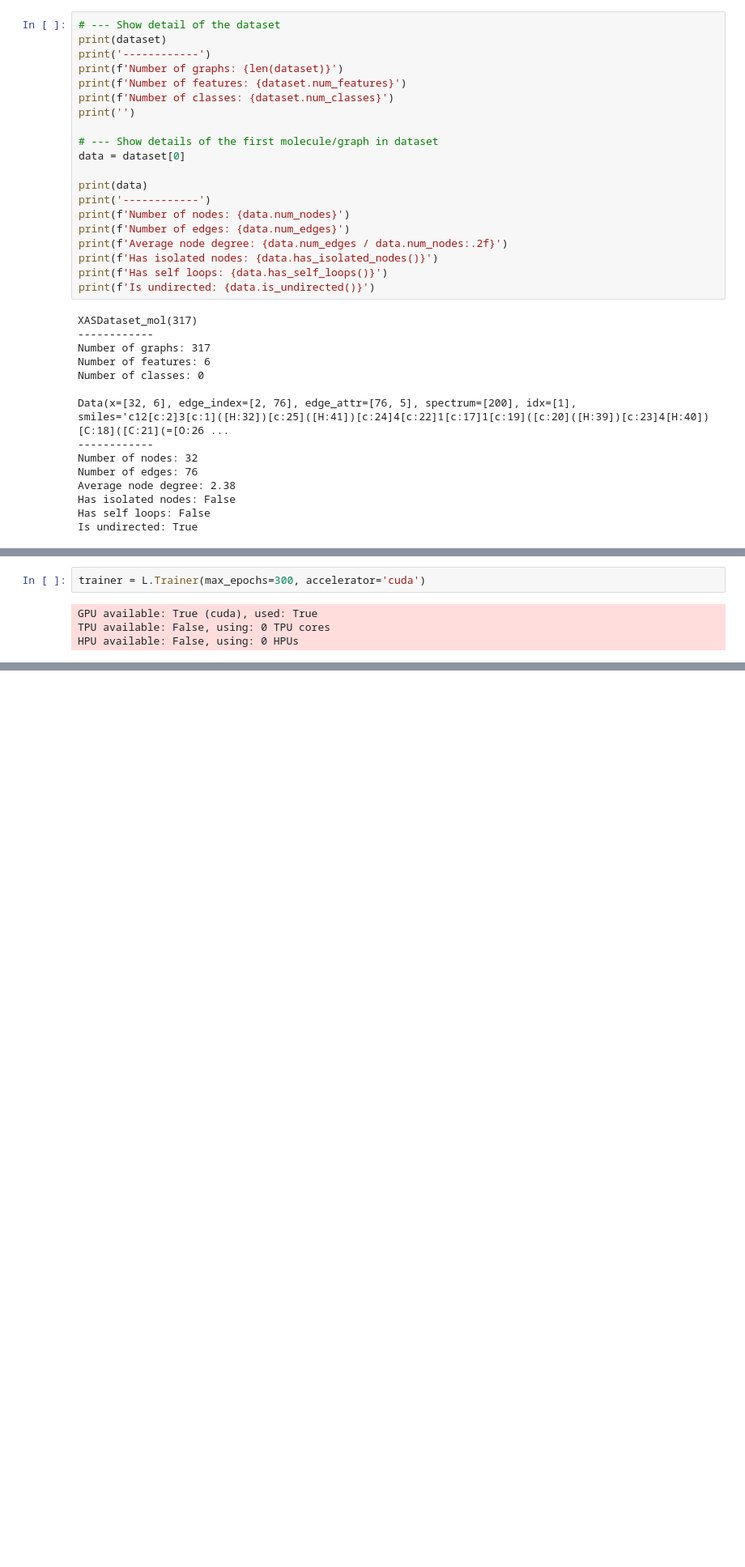
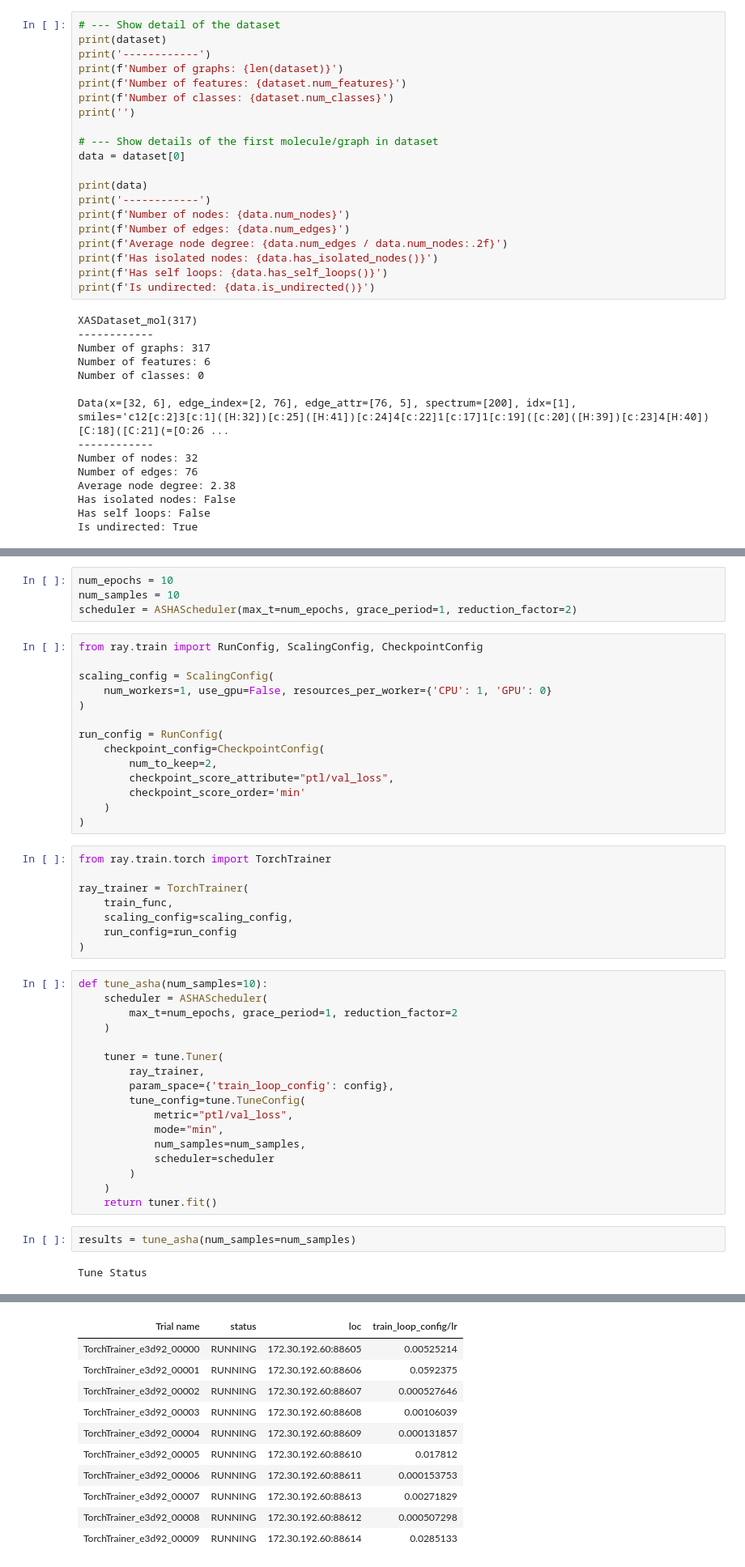
Before and after one commit to sam-j-hall/GNN-XAS-GO, a Jupyter notebook: lightning/train.ipynb, the cells around one changed output, grey strips where cells are left out. Shown at 81% size. Cells and saved outputs as stored; diff of their text form; blank space fills up the shorter version.

Commit message:
testing out ray tune

```diff
--- a/lightning/train.ipynb
+++ b/lightning/train.ipynb
@@ -113,6 +110,47 @@ GNN_light(
-# %%
-trainer = L.Trainer(max_epochs=300, accelerator='cuda')
-# %% [output]
-GPU available: True (cuda), used: True
-TPU available: False, using: 0 TPU cores
-HPU available: False, using: 0 HPUs
+# %%
+num_epochs = 10
+num_samples = 10
+scheduler = ASHAScheduler(max_t=num_epochs, grace_period=1, reduction_factor=2)
+# %%
+from ray.train import RunConfig, ScalingConfig, CheckpointConfig
+
+scaling_config = ScalingConfig(
+    num_workers=1, use_gpu=False, resources_per_worker={'CPU': 1, 'GPU': 0}
+)
+
+run_config = RunConfig(
+    checkpoint_config=CheckpointConfig(
+        num_to_keep=2,
+        checkpoint_score_attribute="ptl/val_loss",
+        checkpoint_score_order='min'
+    )
+)
+# %%
+from ray.train.torch import TorchTrainer
+
+ray_trainer = TorchTrainer(
+    train_func,
+    scaling_config=scaling_config,
+    run_config=run_config
+)
+# %%
+def tune_asha(num_samples=10):
+    scheduler = ASHAScheduler(
+        max_t=num_epochs, grace_period=1, reduction_factor=2
+    )
+
+    tuner = tune.Tuner(
+        ray_trainer,
+        param_space={'train_loop_config': config},
+        tune_config=tune.TuneConfig(
+            metric="ptl/val_loss",
+            mode="min",
+            num_samples=num_samples,
+            scheduler=scheduler
+        )
+    )
+    return tuner.fit()
+# %%
+results = tune_asha(num_samples=num_samples)
+# %% [output]
+Tune Status
@@ -118,0 +165,11 @@ HPU available: False, using: 0 HPUs
+| Trial name | status | loc | train_loop_config/lr |
+| TorchTrainer_e3d92_00000 | RUNNING | 172.30.192.60:88605 | 0.00525214 |
+| TorchTrainer_e3d92_00001 | RUNNING | 172.30.192.60:88606 | 0.0592375 |
+| TorchTrainer_e3d92_00002 | RUNNING | 172.30.192.60:88607 | 0.000527646 |
+| TorchTrainer_e3d92_00003 | RUNNING | 172.30.192.60:88608 | 0.00106039 |
+| TorchTrainer_e3d92_00004 | RUNNING | 172.30.192.60:88609 | 0.000131857 |
+| TorchTrainer_e3d92_00005 | RUNNING | 172.30.192.60:88610 | 0.017812 |
+| TorchTrainer_e3d92_00006 | RUNNING | 172.30.192.60:88611 | 0.000153753 |
+| TorchTrainer_e3d92_00007 | RUNNING | 172.30.192.60:88613 | 0.00271829 |
+| TorchTrainer_e3d92_00008 | RUNNING | 172.30.192.60:88612 | 0.000507298 |
+| TorchTrainer_e3d92_00009 | RUNNING | 172.30.192.60:88614 | 0.0285133 |
```
Also changed, not shown: parts of 19 cells of this notebook, 3 other files.
